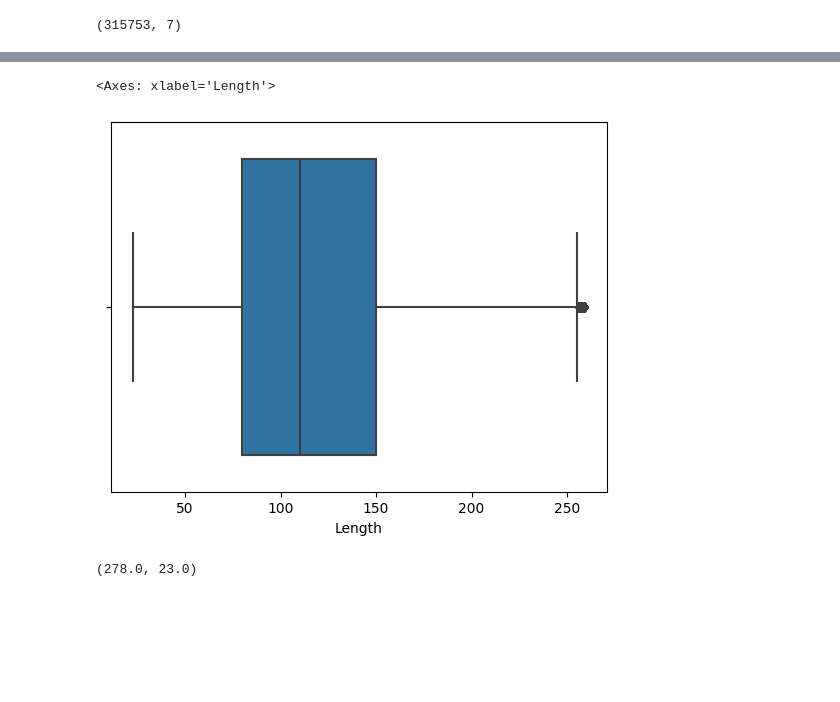
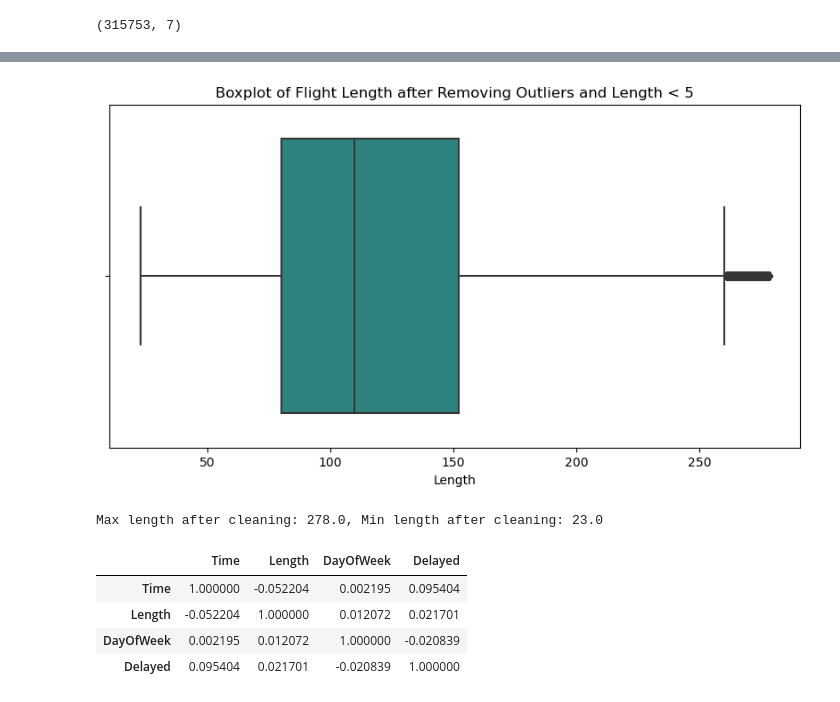
Before and after one commit to pinluis/AirlineDelay, a Jupyter notebook: src/AirlineDelay.ipynb, the cells around one changed output, grey strips where cells are left out. Drawn from its saved outputs; the diff is of its cells as text; code cells hidden in the pictures; blank space fills up the shorter version.

```diff
--- a/src/AirlineDelay.ipynb
+++ b/src/AirlineDelay.ipynb
@@ -187,7 +198,8 @@ dtype: object
 # %%
-#change categorical columns to be a category data type
-cols_to_convert = [col for col in df.columns if col not in ['Time', 'Length', 'Class']]
+# Change categorical columns to be a category data type
+cols_to_convert = [col for col in df.columns if df[col].dtype=='object']
 df[cols_to_convert] = df[cols_to_convert].astype('category')
 
-df.dtypes
+# Display dataframe types
+print(df.dtypes)
 # %% [output]
@@ -205,4 +217,4 @@ dtype: object
 df.rename(columns={'Class':'Delayed'}, inplace=True)
 # %%
-#set Flight column as index
-df.set_index('Flight', inplace=True)
+# Drop Flight column
+df.drop('Flight', axis=1, inplace=True)
@@ -271,11 +283,25 @@ df = df[df['Length'] > 5]
 # %%
-#show change of outliers after removing them
-sns.boxplot(x=df['Length'])
+# Show change of outliers after removing them
+plt.figure(figsize=(10, 5))
+sns.boxplot(x=df['Length'], palette='viridis')
+plt.title('Boxplot of Flight Length after Removing Outliers and Length < 5')
+plt.show()
 # %% [output]
-<Axes: xlabel='Length'>
-[figure, old version]
+[figure, new version]
 # %%
-#Show the max Length and the min Length after removing outliers
-df['Length'].max(), df['Length'].min()
+# Show the max Length and the min Length after removing outliers
+print(f"Max length after cleaning: {df['Length'].max()}, Min length after cleaning: {df['Length'].min()}")
 # %% [output]
-(278.0, 23.0)
+Max length after cleaning: 278.0, Min length after cleaning: 23.0
+# %%
+# Checking correlation of numeric features
+correlation_matrix = df.corr(numeric_only=True)
+
+# Displaying the correlation matrix
+display(correlation_matrix)
+# %% [output]
+|  | Time | Length | DayOfWeek | Delayed |
+| Time | 1.000000 | -0.052204 | 0.002195 | 0.095404 |
+| Length | -0.052204 | 1.000000 | 0.012072 | 0.021701 |
+| DayOfWeek | 0.002195 | 0.012072 | 1.000000 | -0.020839 |
+| Delayed | 0.095404 | 0.021701 | -0.020839 | 1.000000 |
```
Also changed, not shown: parts of 37 cells of this notebook, 10 other files.
